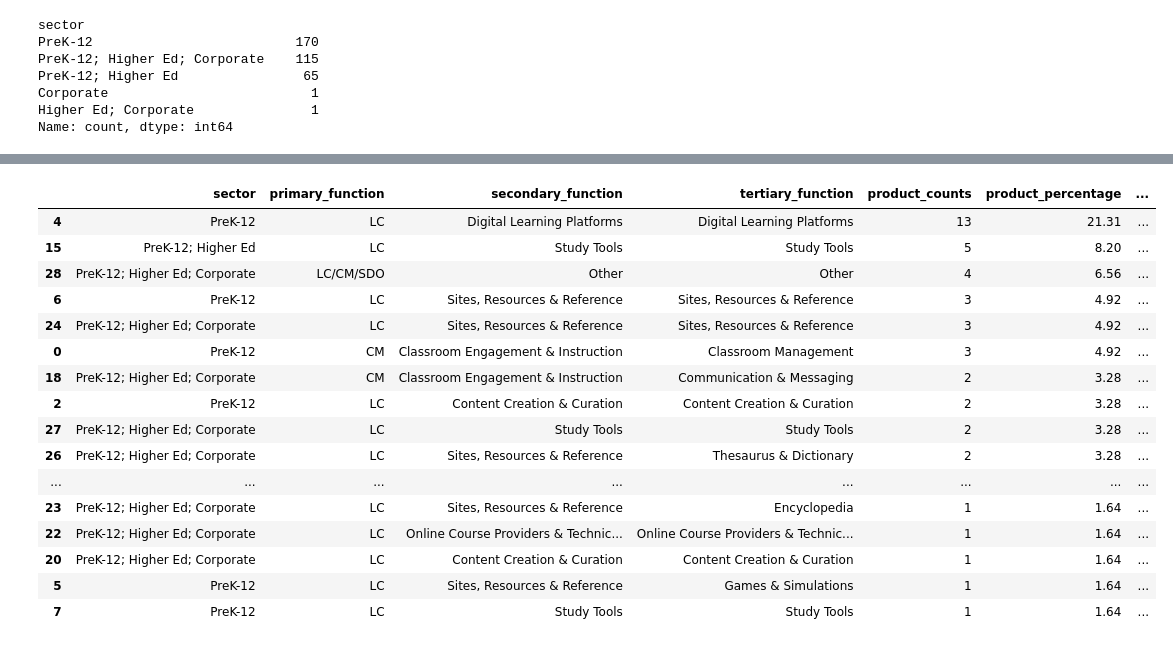
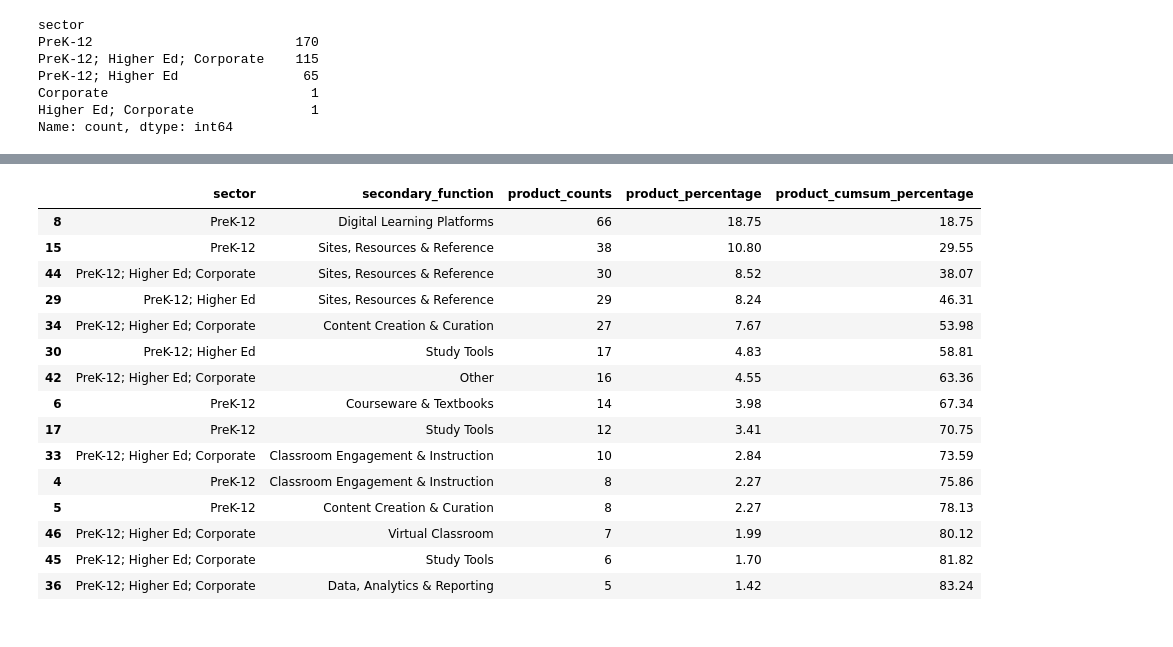
Before and after one commit to eshanprashar/covid_edtech_usage, a Jupyter notebook: code/00_eda_product_info.ipynb, the cells around one changed output, grey strips where cells are left out. Cells and saved outputs as stored; diff of their text form; code cells hidden in the pictures.

```diff
--- a/code/00_eda_product_info.ipynb
+++ b/code/00_eda_product_info.ipynb
@@ -57,15 +57,21 @@ if 'secondary_function' not in df_products.columns:
     except:
         print("Already split into primary and secondary functions")
 
-if 'tertiary_function' not in df_products.columns: # check presence of hyphen in every row
-    for index, row in df_products.iterrows():
-        print(index, row['secondary_function'])
-        if '-' in row['secondary_function']:
-            parts = row['secondary_function'].split(' - ', 1)
-            df_products.at[index, 'secondary_function'] = parts[0]
+#if 'tertiary_function' not in df_products.columns: # check presence of hyphen in every row
+for index, row in df_products.iterrows():
+    # First check if secondary function is not NaN
+    if pd.isnull(row['secondary_function']):
+        continue
+
+    if '-' in row['secondary_function']:
+        parts = row['secondary_function'].split(' - ', 1)
+        df_products.at[index, 'secondary_function'] = parts[0]
+        if len(parts) > 1:  # Ensure there are at least two parts after the split
             df_products.at[index, 'tertiary_function'] = parts[1]
-        else:
-            df_products.at[index,'tertiary_function'] = row['secondary_function']
+        else:  # If there is no second part, copy the first part
+            df_products.at[index, 'tertiary_function'] = parts[0]
+    else:
+        df_products.at[index,'tertiary_function'] = row['secondary_function']
 
 # Examine the dataset
 df_products.head(10)
@@ -95,31 +153,30 @@ Name: count, dtype: int64
 # %%
 # Exploring primary and secondary functions
-function_counts = df_products.groupby(['sector','primary_function','secondary_function', 'tertiary_function']).size().reset_index(name='product_counts')
+function_counts = df_products.groupby(['sector','secondary_function']).size().reset_index(name='product_counts')
 
 # Add a column that displays % of total product_counts
 total_products = function_counts['product_counts'].sum()
 function_counts['product_percentage'] = ((function_counts['product_counts'] / total_products) * 100).round(2)
 function_counts.sort_values(by='product_percentage', ascending=False, inplace=True)
 function_counts['product_cumsum_percentage'] = (function_counts['product_percentage']).cumsum().round(2)
-function_counts.head(20)
+function_counts.head(15)
 # %% [output]
-|  | sector | primary_function | secondary_function | tertiary_function | product_counts | product_percentage | ... |
-| 4 | PreK-12 | LC | Digital Learning Platforms | Digital Learning Platforms | 13 | 21.31 | ... |
-| 15 | PreK-12; Higher Ed | LC | Study Tools | Study Tools | 5 | 8.20 | ... |
-| 28 | PreK-12; Higher Ed; Corporate | LC/CM/SDO | Other | Other | 4 | 6.56 | ... |
-| 6 | PreK-12 | LC | Sites, Resources & Reference | Sites, Resources & Reference | 3 | 4.92 | ... |
-| 24 | PreK-12; Higher Ed; Corporate | LC | Sites, Resources & Reference | Sites, Resources & Reference | 3 | 4.92 | ... |
-| 0 | PreK-12 | CM | Classroom Engagement & Instruction | Classroom Management | 3 | 4.92 | ... |
-| 18 | PreK-12; Higher Ed; Corporate | CM | Classroom Engagement & Instruction | Communication & Messaging | 2 | 3.28 | ... |
-| 2 | PreK-12 | LC | Content Creation & Curation | Content Creation & Curation | 2 | 3.28 | ... |
-| 27 | PreK-12; Higher Ed; Corporate | LC | Study Tools | Study Tools | 2 | 3.28 | ... |
-| 26 | PreK-12; Higher Ed; Corporate | LC | Sites, Resources & Reference | Thesaurus & Dictionary | 2 | 3.28 | ... |
-| ... | ... | ... | ... | ... | ... | ... | ... |
-| 23 | PreK-12; Higher Ed; Corporate | LC | Sites, Resources & Reference | Encyclopedia | 1 | 1.64 | ... |
-| 22 | PreK-12; Higher Ed; Corporate | LC | Online Course Providers & Technic... | Online Course Providers & Technic... | 1 | 1.64 | ... |
-| 20 | PreK-12; Higher Ed; Corporate | LC | Content Creation & Curation | Content Creation & Curation | 1 | 1.64 | ... |
-| 5 | PreK-12 | LC | Sites, Resources & Reference | Games & Simulations | 1 | 1.64 | ... |
-| 7 | PreK-12 | LC | Study Tools | Study Tools | 1 | 1.64 | ... |
+|  | sector | secondary_function | product_counts | product_percentage | product_cumsum_percentage |
+| 8 | PreK-12 | Digital Learning Platforms | 66 | 18.75 | 18.75 |
+| 15 | PreK-12 | Sites, Resources & Reference | 38 | 10.80 | 29.55 |
+| 44 | PreK-12; Higher Ed; Corporate | Sites, Resources & Reference | 30 | 8.52 | 38.07 |
+| 29 | PreK-12; Higher Ed | Sites, Resources & Reference | 29 | 8.24 | 46.31 |
+| 34 | PreK-12; Higher Ed; Corporate | Content Creation & Curation | 27 | 7.67 | 53.98 |
+| 30 | PreK-12; Higher Ed | Study Tools | 17 | 4.83 | 58.81 |
+| 42 | PreK-12; Higher Ed; Corporate | Other | 16 | 4.55 | 63.36 |
+| 6 | PreK-12 | Courseware & Textbooks | 14 | 3.98 | 67.34 |
+| 17 | PreK-12 | Study Tools | 12 | 3.41 | 70.75 |
+| 33 | PreK-12; Higher Ed; Corporate | Classroom Engagement & Instruction | 10 | 2.84 | 73.59 |
+| 4 | PreK-12 | Classroom Engagement & Instruction | 8 | 2.27 | 75.86 |
+| 5 | PreK-12 | Content Creation & Curation | 8 | 2.27 | 78.13 |
+| 46 | PreK-12; Higher Ed; Corporate | Virtual Classroom | 7 | 1.99 | 80.12 |
+| 45 | PreK-12; Higher Ed; Corporate | Study Tools | 6 | 1.70 | 81.82 |
+| 36 | PreK-12; Higher Ed; Corporate | Data, Analytics & Reporting | 5 | 1.42 | 83.24 |
 # %%
 # Creating a visual to plot products per company split into sectors
 # Aggregate data to get the count of products by company
```
Also changed, not shown: parts of 7 cells of this notebook, 1 other file.
